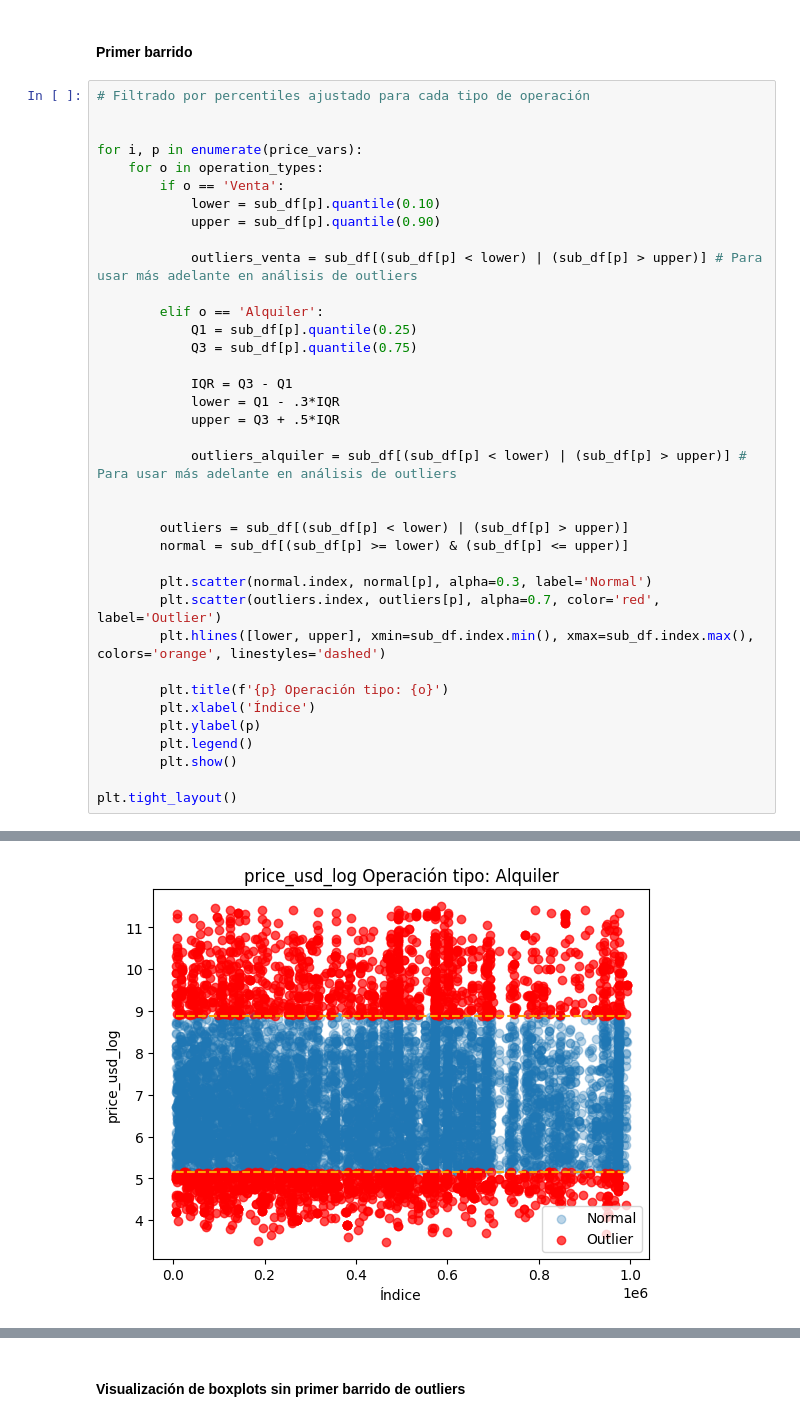
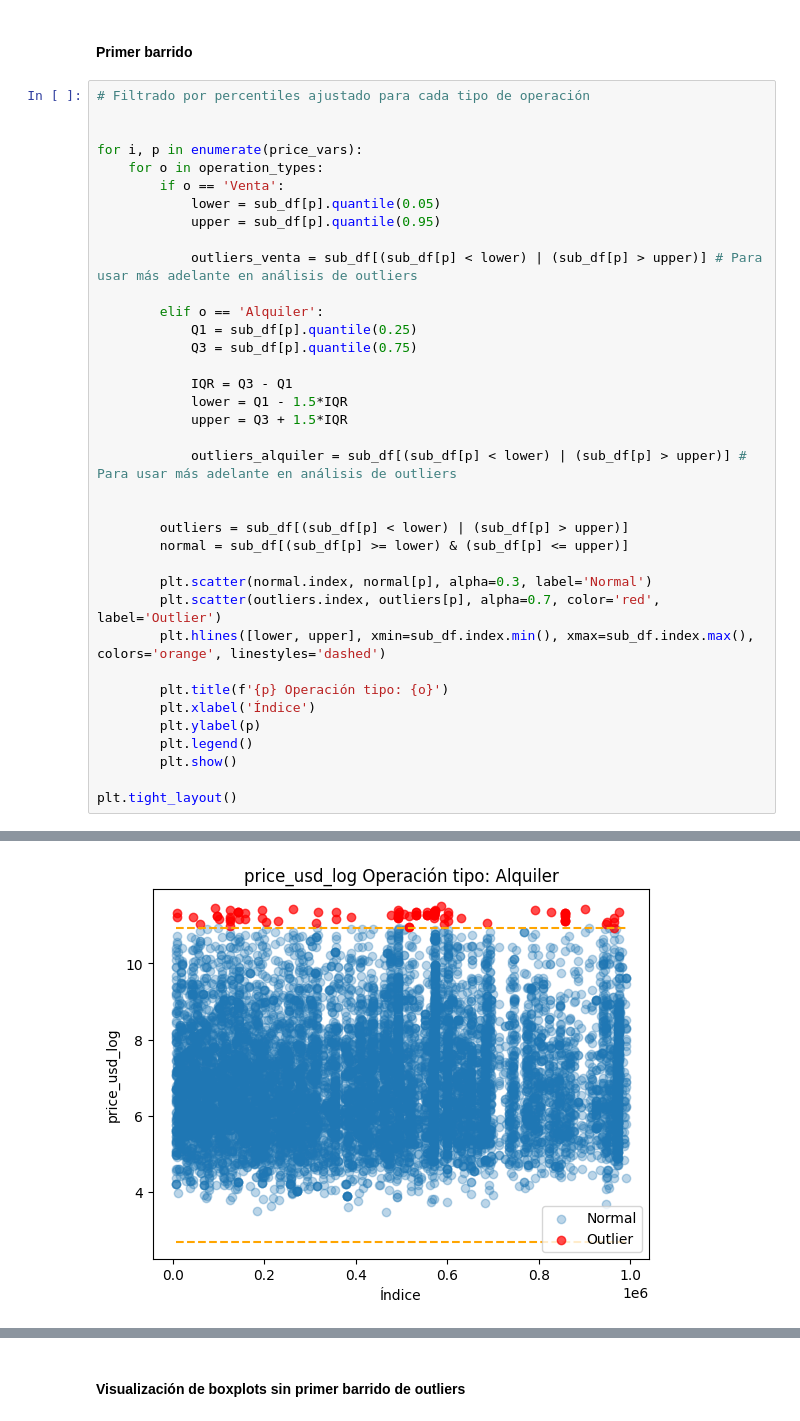
Before and after one commit to pixelciosa/Model_Price_prediction, a Jupyter notebook: notebooks/01_EDA.ipynb, the cells around one changed output, grey strips where cells are left out. Saved outputs shown, nothing was run; the diff lists cells and outputs as text.

```diff
--- a/notebooks/01_EDA.ipynb
+++ b/notebooks/01_EDA.ipynb
@@ -716,8 +716,8 @@ Busco los límites preliminares que respondan mejor a la distribución de cada t
 for i, p in enumerate(price_vars):
     for o in operation_types:
         if o == 'Venta':
-            lower = sub_df[p].quantile(0.10)
-            upper = sub_df[p].quantile(0.90)
+            lower = sub_df[p].quantile(0.05)
+            upper = sub_df[p].quantile(0.95)
 
             outliers_venta = sub_df[(sub_df[p] < lower) | (sub_df[p] > upper)] # Para usar más adelante en análisis de outliers
 
@@ -726,8 +726,8 @@ for i, p in enumerate(price_vars):
             Q3 = sub_df[p].quantile(0.75)
 
             IQR = Q3 - Q1
-            lower = Q1 - .3*IQR
-            upper = Q3 + .5*IQR
+            lower = Q1 - 1.5*IQR
+            upper = Q3 + 1.5*IQR
 
             outliers_alquiler = sub_df[(sub_df[p] < lower) | (sub_df[p] > upper)] #  Para usar más adelante en análisis de outliers
 
@@ -751 +751 @@ plt.tight_layout()
-[figure, old version]
+[figure, new version]
```
Also changed, not shown: parts of 14 cells of this notebook, 6 other files.
